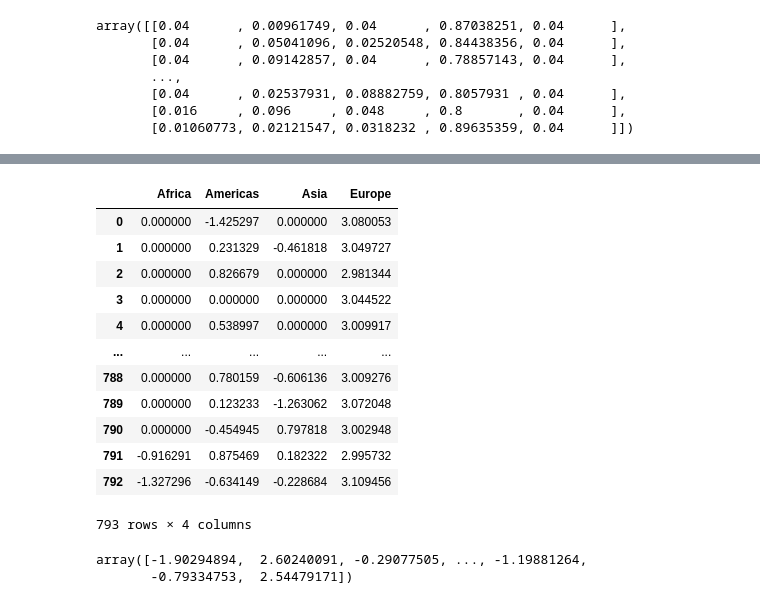
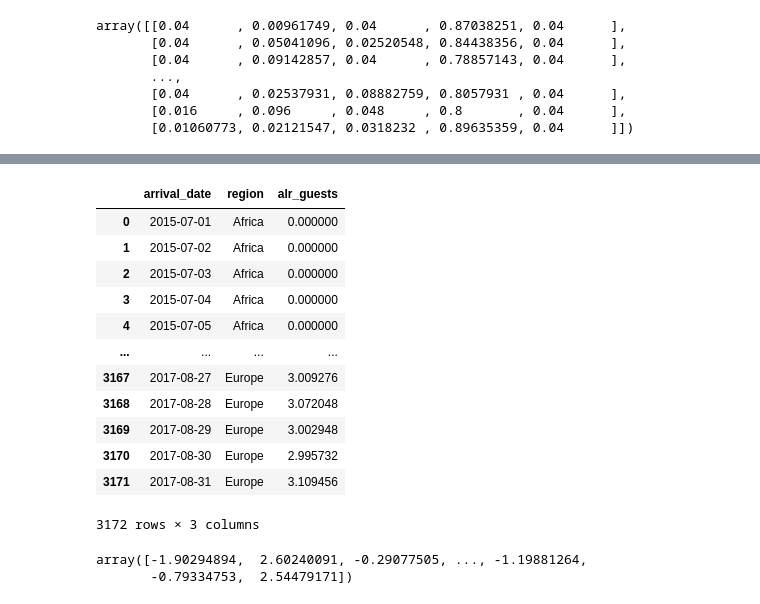
Before and after one commit to avisionh/analysis-structuralbreak, a Jupyter notebook: docs/content/features/01_01_datawrangle.ipynb, the cells around one changed output, grey strips where cells are left out. Cells and saved outputs as stored; diff of their text form; code cells hidden in the pictures.

Commit message:
feat: Unpivot ALR transformation so we get one column
This is to achieve tidy data structure which is easy to view and filter.

```diff
--- a/docs/content/features/01_01_datawrangle.ipynb
+++ b/docs/content/features/01_01_datawrangle.ipynb
@@ -314,27 +311,28 @@ col_names.pop(index_denominator)
-# %%
-# get index of 'Oceania' column
-#index_denominator = col_names.index('Oceania')
-# remove this index from list of column names
-#col_names.pop(index_denominator)
-
-# divide by 'Oceania' column, which is 5th index
-func_alr(mat = x, div = index_denominator, col_names = col_names)
-
-#data_join['alr_guests'] = x
-# %% [output]
-|  | Africa | Americas | Asia | Europe |
-| 0 | 0.000000 | -1.425297 | 0.000000 | 3.080053 |
-| 1 | 0.000000 | 0.231329 | -0.461818 | 3.049727 |
-| 2 | 0.000000 | 0.826679 | 0.000000 | 2.981344 |
-| 3 | 0.000000 | 0.000000 | 0.000000 | 3.044522 |
-| 4 | 0.000000 | 0.538997 | 0.000000 | 3.009917 |
-| ... | ... | ... | ... | ... |
-| 788 | 0.000000 | 0.780159 | -0.606136 | 3.009276 |
-| 789 | 0.000000 | 0.123233 | -1.263062 | 3.072048 |
-| 790 | 0.000000 | -0.454945 | 0.797818 | 3.002948 |
-| 791 | -0.916291 | 0.875469 | 0.182322 | 2.995732 |
-| 792 | -1.327296 | -0.634149 | -0.228684 | 3.109456 |
-793 rows × 4 columns
+# %%
+# apply ALR transformation
+data_alr = func_alr(mat = x, div = index_denominator, col_names = col_names)
+
+# add `arrival_date` back in (ASSUMES ROW ORDERING IS PRESERVED)
+data_alr['arrival_date'] = data_pivot['arrival_date']
+
+# unpivot
+data_alr = data_alr.melt(id_vars = ['arrival_date'], var_name = 'region', value_name = 'alr_guests')
+
+data_alr
+# %% [output]
+|  | arrival_date | region | alr_guests |
+| 0 | 2015-07-01 | Africa | 0.000000 |
+| 1 | 2015-07-02 | Africa | 0.000000 |
+| 2 | 2015-07-03 | Africa | 0.000000 |
+| 3 | 2015-07-04 | Africa | 0.000000 |
+| 4 | 2015-07-05 | Africa | 0.000000 |
+| ... | ... | ... | ... |
+| 3167 | 2017-08-27 | Europe | 3.009276 |
+| 3168 | 2017-08-28 | Europe | 3.072048 |
+| 3169 | 2017-08-29 | Europe | 3.002948 |
+| 3170 | 2017-08-30 | Europe | 2.995732 |
+| 3171 | 2017-08-31 | Europe | 3.109456 |
+3172 rows × 3 columns
 # %%
 # clr
 data_join['clr_guests'] = clr(mat = x)
```
Also changed, not shown: parts of 1 cell of this notebook.
